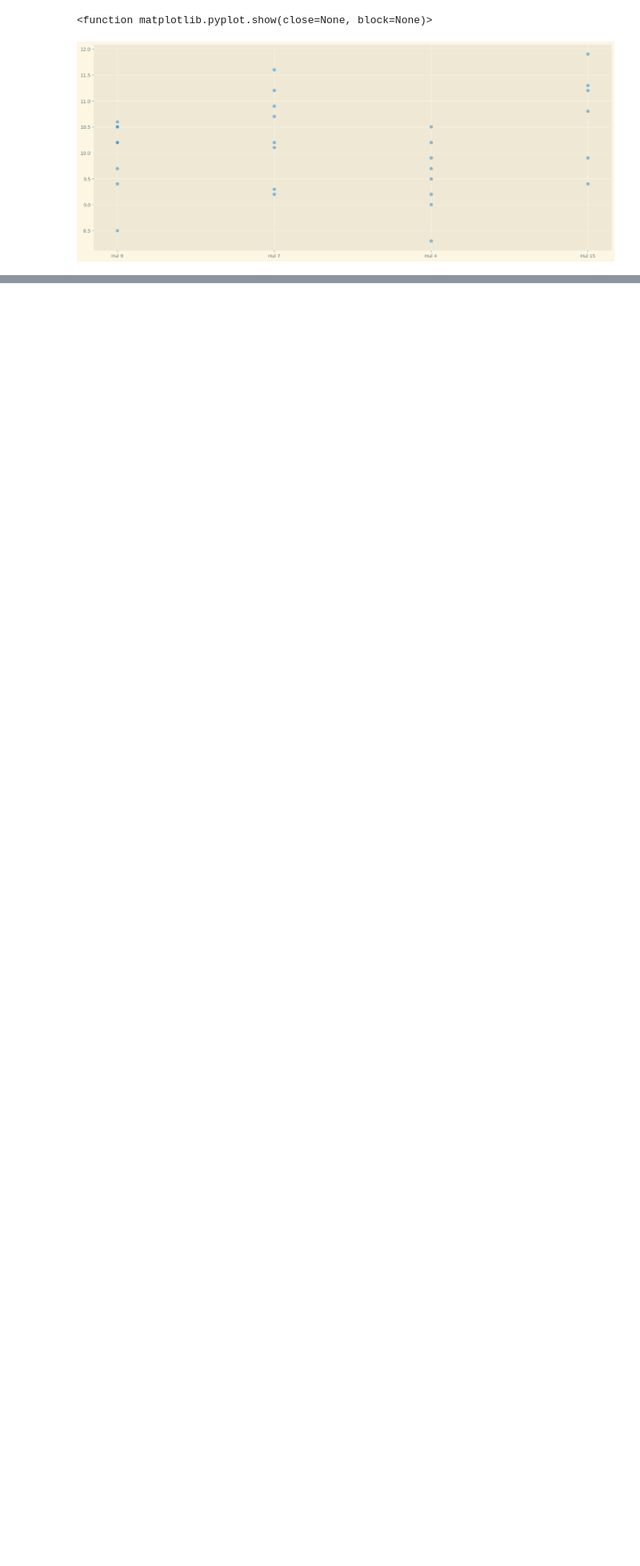
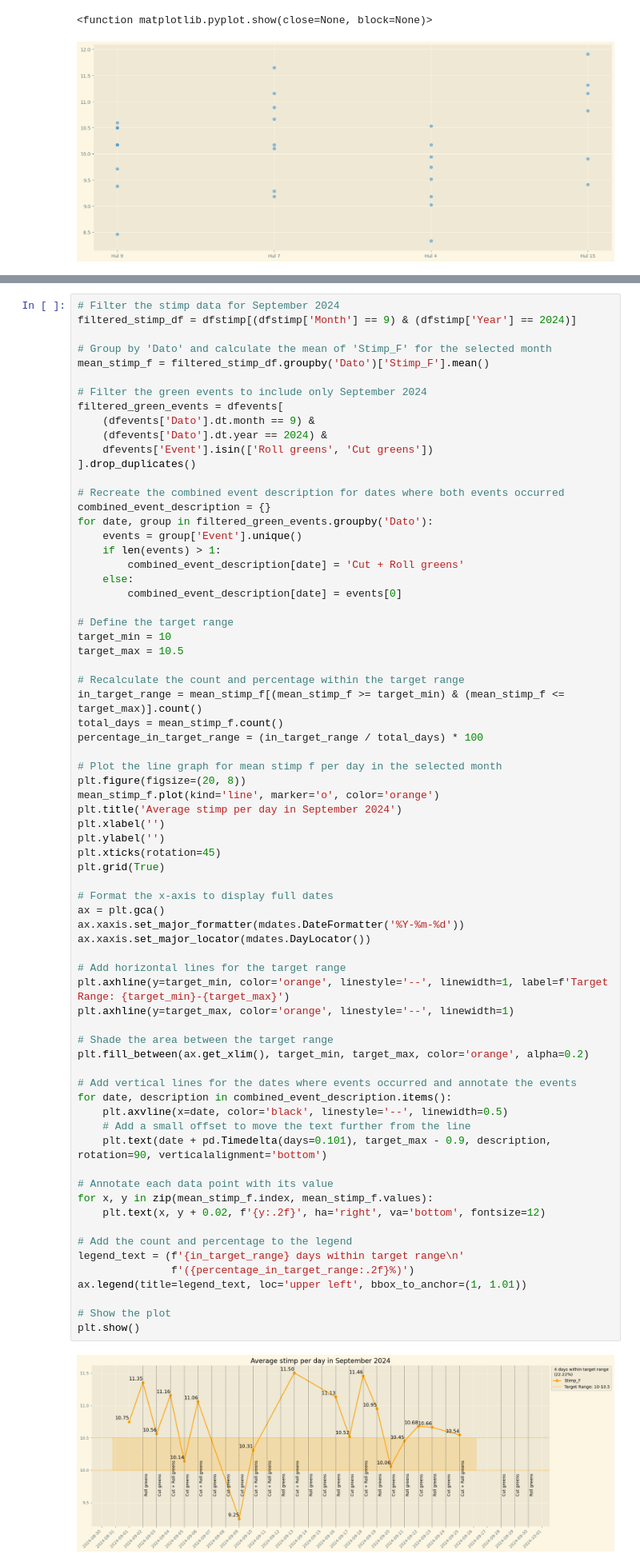
Before and after one commit to ABM-Analytics/monthrep, a Jupyter notebook: Monthrepport_RGK.ipynb, the cells around one changed output, grey strips where cells are left out. Shown at 80% size. Drawn from its saved outputs; the diff is of its cells as text; blank space fills up the shorter version.

```diff
--- a/Monthrepport_RGK.ipynb
+++ b/Monthrepport_RGK.ipynb
@@ -504,3 +485,75 @@ plt.show()
+# %%
+# Filter the stimp data for September 2024
+filtered_stimp_df = dfstimp[(dfstimp['Month'] == 9) & (dfstimp['Year'] == 2024)]
+
+# Group by 'Dato' and calculate the mean of 'Stimp_F' for the selected month
+mean_stimp_f = filtered_stimp_df.groupby('Dato')['Stimp_F'].mean()
+
+# Filter the green events to include only September 2024
+filtered_green_events = dfevents[
+    (dfevents['Dato'].dt.month == 9) &
+    (dfevents['Dato'].dt.year == 2024) &
+    dfevents['Event'].isin(['Roll greens', 'Cut greens'])
+].drop_duplicates()
+
+# Recreate the combined event description for dates where both events occurred
+combined_event_description = {}
+for date, group in filtered_green_events.groupby('Dato'):
+    events = group['Event'].unique()
+    if len(events) > 1:
+        combined_event_description[date] = 'Cut + Roll greens'
+    else:
+        combined_event_description[date] = events[0]
+
+# Define the target range
+target_min = 10
+target_max = 10.5
+
+# Recalculate the count and percentage within the target range
+in_target_range = mean_stimp_f[(mean_stimp_f >= target_min) & (mean_stimp_f <= target_max)].count()
+total_days = mean_stimp_f.count()
+percentage_in_target_range = (in_target_range / total_days) * 100
+
+# Plot the line graph for mean stimp f per day in the selected month
+plt.figure(figsize=(20, 8))
+mean_stimp_f.plot(kind='line', marker='o', color='orange')
+plt.title('Average stimp per day in September 2024')
+plt.xlabel('')
+plt.ylabel('')
+plt.xticks(rotation=45)
+plt.grid(True)
+
+# Format the x-axis to display full dates
+ax = plt.gca()
+ax.xaxis.set_major_formatter(mdates.DateFormatter('%Y-%m-%d'))
+ax.xaxis.set_major_locator(mdates.DayLocator())
+
+# Add horizontal lines for the target range
+plt.axhline(y=target_min, color='orange', linestyle='--', linewidth=1, label=f'Target Range: {target_min}-{target_max}')
+plt.axhline(y=target_max, color='orange', linestyle='--', linewidth=1)
+
+# Shade the area between the target range
+plt.fill_between(ax.get_xlim(), target_min, target_max, color='orange', alpha=0.2)
+
+# Add vertical lines for the dates where events occurred and annotate the events
+for date, description in combined_event_description.items():
+    plt.axvline(x=date, color='black', linestyle='--', linewidth=0.5)
+    # Add a small offset to move the text further from the line
+    plt.text(date + pd.Timedelta(days=0.101), target_max - 0.9, description, rotation=90, verticalalignment='bottom')
+
+# Annotate each data point with its value
+for x, y in zip(mean_stimp_f.index, mean_stimp_f.values):
+    plt.text(x, y + 0.02, f'{y:.2f}', ha='right', va='bottom', fontsize=12)
+
+# Add the count and percentage to the legend
+legend_text = (f'{in_target_range} days within target range\n'
+               f'({percentage_in_target_range:.2f}%)')
+ax.legend(title=legend_text, loc='upper left', bbox_to_anchor=(1, 1.01))
+
+# Show the plot
+plt.show()
+# %% [output]
+[figure, added]
 # %%
 import pandas as pd
 import matplotlib.pyplot as plt
```
Also changed, not shown: parts of 11 cells of this notebook.
